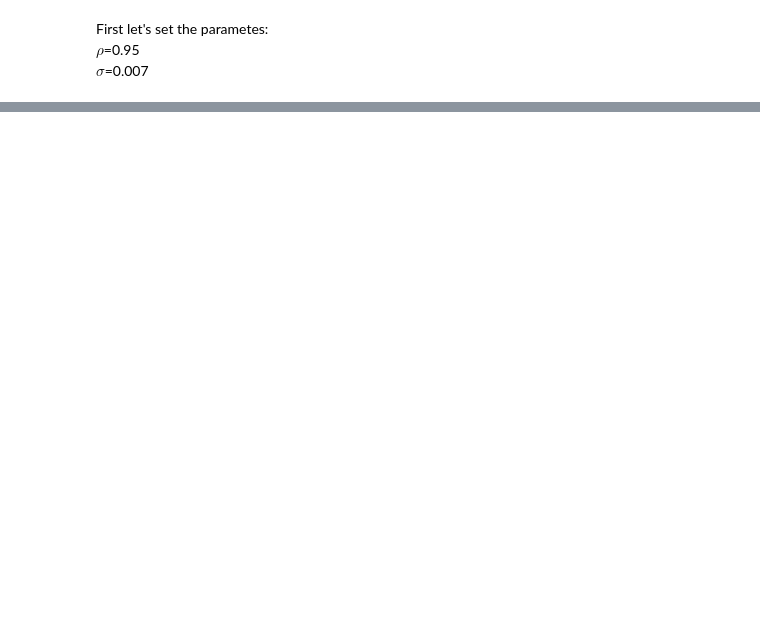
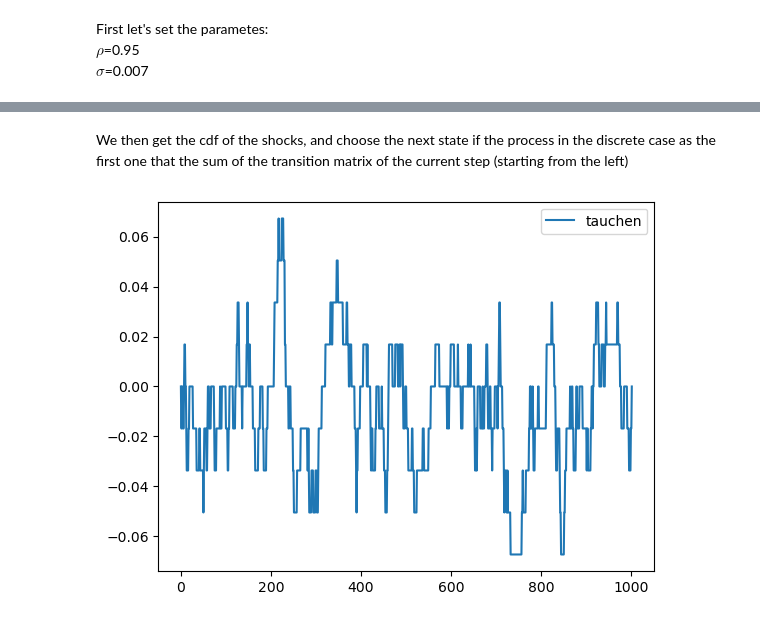
Before and after one commit to samuefra/trabalho1_cezar, a Jupyter notebook: trabcezar.ipynb, the cells around one changed output, grey strips where cells are left out. Cells and saved outputs as stored; diff of their text form; code cells hidden in the pictures; blank space fills up the shorter version.

```diff
--- a/trabcezar.ipynb
+++ b/trabcezar.ipynb
@@ -11,5 +11,5 @@ $\sigma$=0.007
 # %%
 rho=0.95
 sigma=0.007
-n=15
+n=9
 # %% [markdown]
@@ -256,9 +52,0 @@ plt.show()
-# %%
-shocks = np.zeros(nsteps)
-for i in range(1, nsteps):
-    mean = (simulated_states[i] - simulated_states[i-1] * alpha)
-    shocks[i] = np.random.normal(mean, sigma)
-x = np.empty(nsteps + 1)
-x[0] = 0
-for t in range(nsteps):
-    x[t+1] = x[t]*alpha + shocks[t]
@@ -301,15 +52,0 @@ plt.show()
-# %%
-np.random.seed(1658)
-z=int((n-1)/2)
-current_state =  z
-estados = np.zeros(nsteps)
-estados[0] = 0
-
-# Transition matrix
-
-# Simulation loop
-for i in range(1, nsteps):
-    current_state = np.random.choice(n, p=N[current_state])
-    estados[i] = xgrid2[current_state]
-plt.plot(estados)
-plt.show()
@@ -327,0 +148,22 @@ plt.show()
+# %% [markdown]
+We then get the cdf of the shocks, and choose the next state if the process in the discrete case as the first one that the sum of the transition matrix of the current step (starting from the left)
+# %%
+shocks_cdf= norm.cdf(shocks,scale=sigma)
+nsteps = 1001
+N = int((n-1)/2)
+current_state = np.empty(nsteps+1)
+current_state[0] = N
+simulated_states = np.zeros(nsteps+1)
+simulated_states[0] = 0
+trm = np.zeros((n, n+1))
+trm[:, 1:] = trmo
+for i in range(nsteps-1):
+    next_state_index = np.searchsorted(np.cumsum(trm[int(current_state[i])-1, :]), shocks_cdf[i],side="left")
+    current_state[i+1] = next_state_index
+    simulated_states[i+1] = xgrid[int(current_state[i+1])-1]
+
+plt.plot(simulated_states, label='tauchen')
+plt.legend()
+plt.show()
+# %% [output]
+[figure, added]
```
Also changed, not shown: parts of 84 cells of this notebook.
